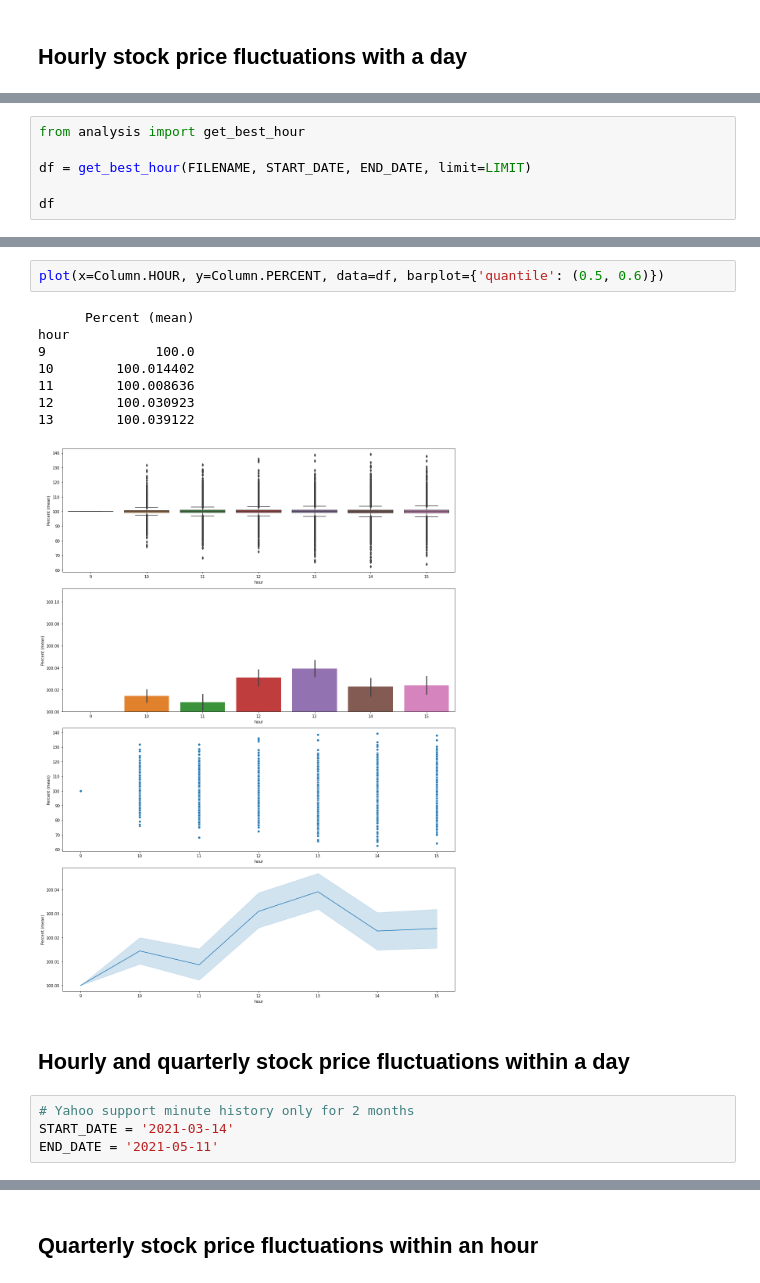
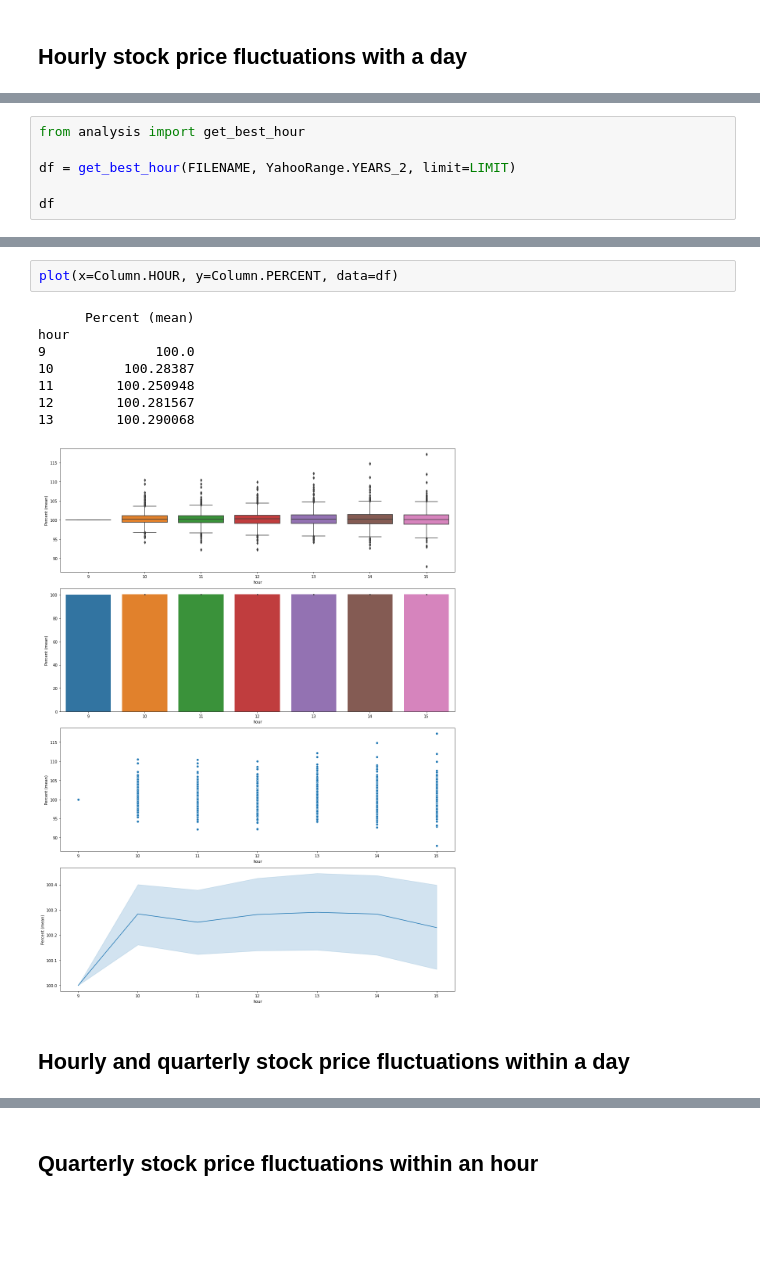
Before and after one commit to kirillstrelkov/playground, a Jupyter notebook: stocks/buy_sell_analysis/sp500/analysis.ipynb, the cells around one changed output, grey strips where cells are left out. Drawn from its saved outputs; the diff is of its cells as text; blank space fills up the shorter version.

```diff
--- a/stocks/buy_sell_analysis/sp500/analysis.ipynb
+++ b/stocks/buy_sell_analysis/sp500/analysis.ipynb
@@ -199,7 +162,7 @@ END_DATE = '2021-05-01'
 # %%
 from analysis import get_best_hour
 
-df = get_best_hour(FILENAME, START_DATE, END_DATE, limit=LIMIT)
+df = get_best_hour(FILENAME, YahooRange.YEARS_2, limit=LIMIT)
 
 df
 # %% [output]
@@ -219,20 +182,16 @@ df
 # %%
-plot(x=Column.HOUR, y=Column.PERCENT, data=df, barplot={'quantile': (0.5, 0.6)})
+plot(x=Column.HOUR, y=Column.PERCENT, data=df)
 # %% [output]
       Percent (mean)
 hour
 9              100.0
-10        100.014402
-11        100.008636
-12        100.030923
-13        100.039122
+10         100.28387
+11        100.250948
+12        100.281567
+13        100.290068
-[figure, old version]
+[figure, new version]
 # %% [markdown]
 ## Hourly and quarterly stock price fluctuations within a day
-# %%
-# Yahoo support minute history only for 2 months
-START_DATE = '2021-03-14'
-END_DATE = '2021-05-11'
 # %%
 from analysis import get_best_time
 
```
Also changed, not shown: parts of 16 cells of this notebook, 7 other files.
